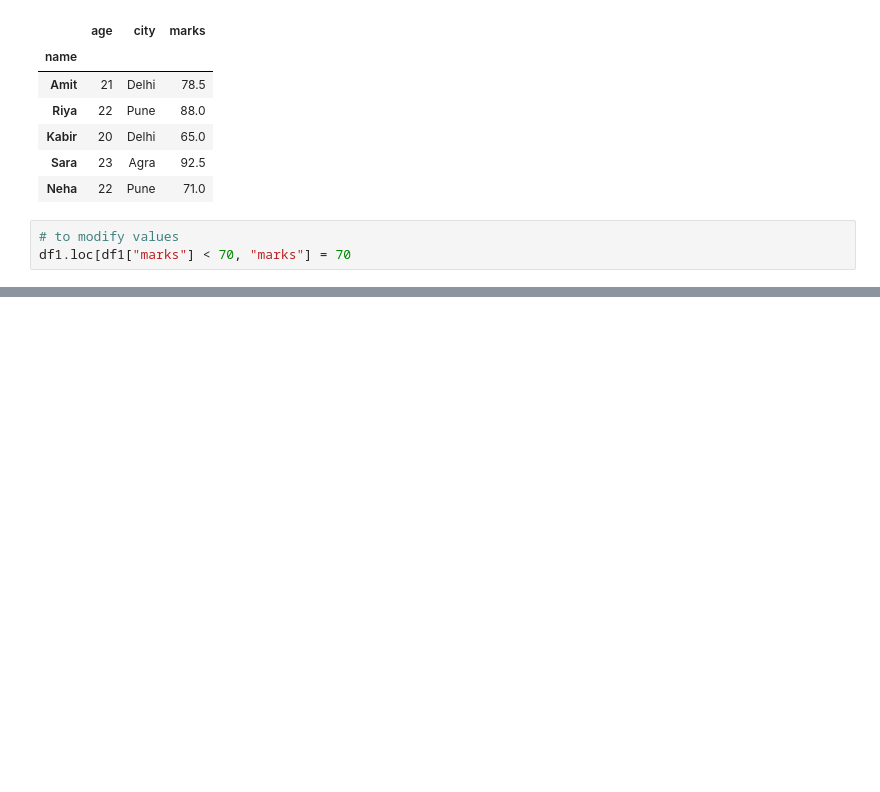
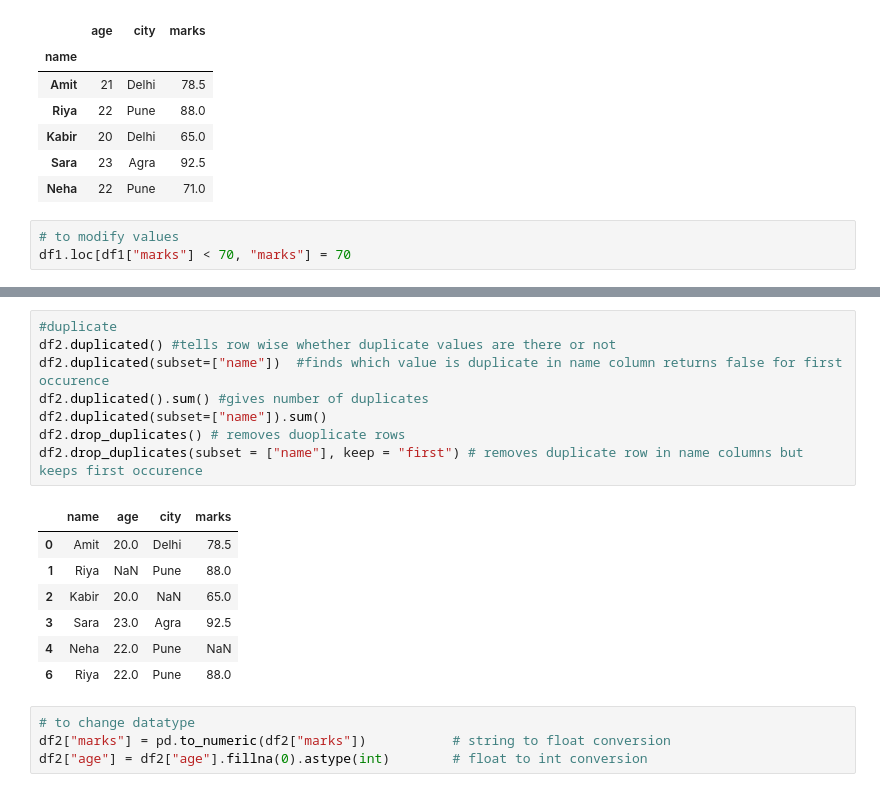
Before and after one commit to rayan8413github/Python_Data_Science_Libraries, a Jupyter notebook: Pandas.ipynb, the cells around one changed output, grey strips where cells are left out. Saved outputs shown, nothing was run; the diff lists cells and outputs as text; blank space fills up the shorter version.

```diff
--- a/Pandas.ipynb
+++ b/Pandas.ipynb
@@ -214,0 +277,20 @@ df1.loc[df1["marks"] < 70, "marks"] = 70
+# %%
+#duplicate
+df2.duplicated() #tells row wise whether duplicate values are there or not
+df2.duplicated(subset=["name"])  #finds which value is duplicate in name column returns false for first occurence
+df2.duplicated().sum() #gives number of duplicates
+df2.duplicated(subset=["name"]).sum()
+df2.drop_duplicates() # removes duoplicate rows
+df2.drop_duplicates(subset = ["name"], keep = "first") # removes duplicate row in name columns but keeps first occurence
+# %% [output]
+|  | name | age | city | marks |
+| 0 | Amit | 20.0 | Delhi | 78.5 |
+| 1 | Riya | NaN | Pune | 88.0 |
+| 2 | Kabir | 20.0 | NaN | 65.0 |
+| 3 | Sara | 23.0 | Agra | 92.5 |
+| 4 | Neha | 22.0 | Pune | NaN |
+| 6 | Riya | 22.0 | Pune | 88.0 |
+# %%
+# to change datatype
+df2["marks"] = pd.to_numeric(df2["marks"])           # string to float conversion
+df2["age"] = df2["age"].fillna(0).astype(int)        # float to int conversion
```
Also changed, not shown: parts of 9 cells of this notebook.
